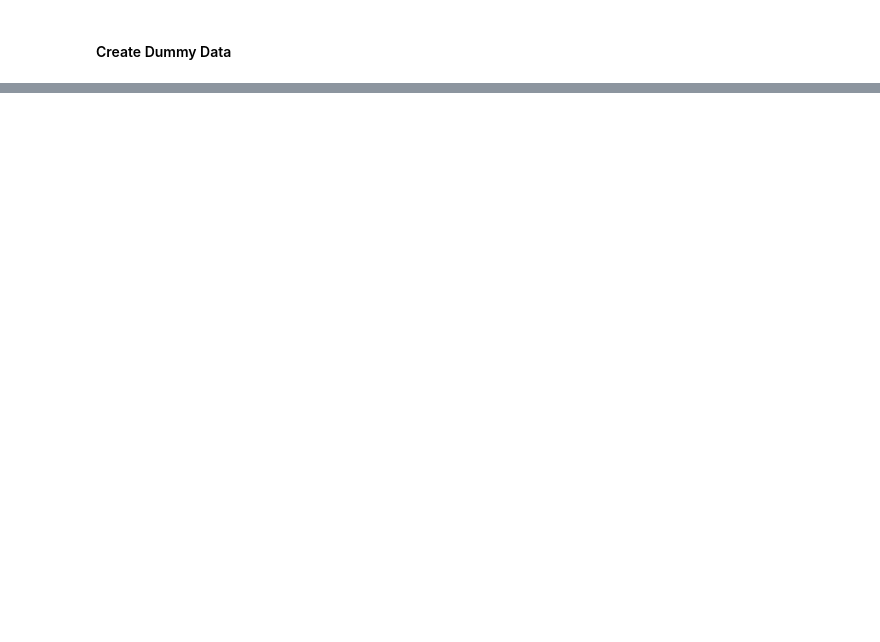
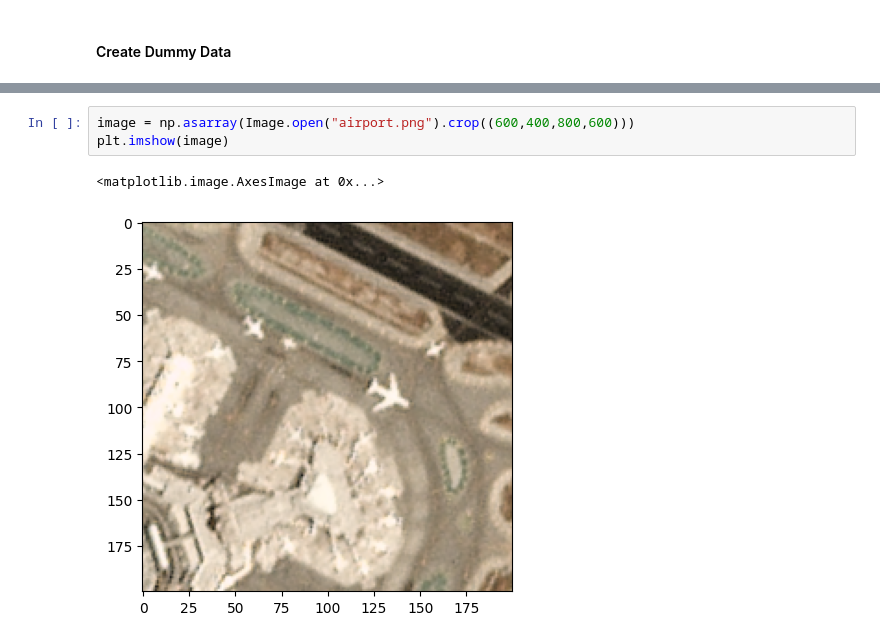
Before and after one commit to OKKM-insights/backend, a Jupyter notebook: prototyping/consensus_model.ipynb, the cells around one changed output, grey strips where cells are left out. Saved outputs shown, nothing was run; the diff lists cells and outputs as text; blank space fills up the shorter version.

```diff
--- a/prototyping/consensus_model.ipynb
+++ b/prototyping/consensus_model.ipynb
@@ -48,4 +49,10 @@ plt.imshow(image)
 # %% [output]
 <matplotlib.image.AxesImage at 0x...>
 [figure]
+# %%
+image = np.asarray(Image.open("airport.png").crop((600,400,800,600)))
+plt.imshow(image)
+# %% [output]
+<matplotlib.image.AxesImage at 0x...>
+[figure, added]
 # %%
```
Also changed, not shown: parts of 7 cells of this notebook.
